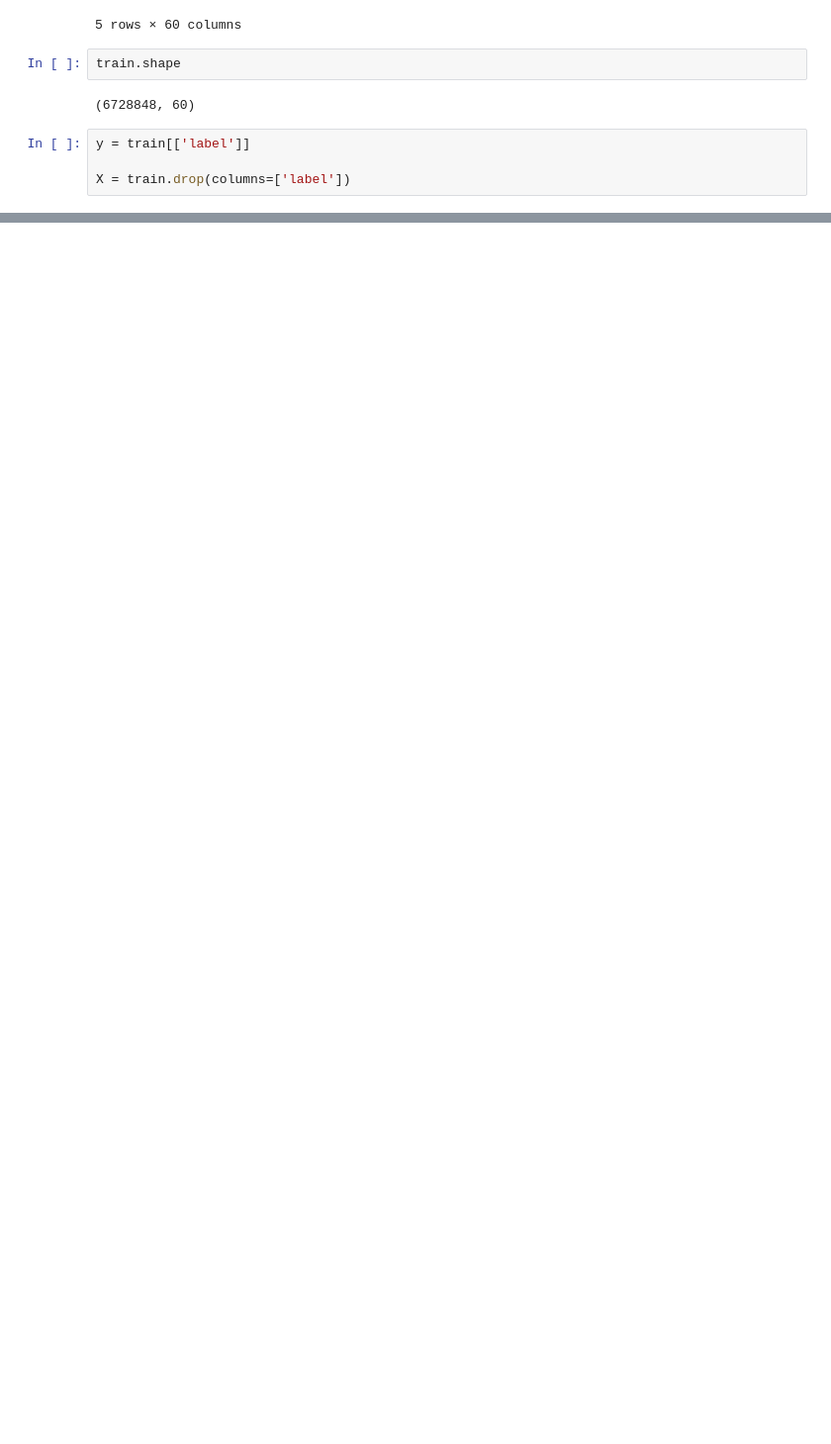
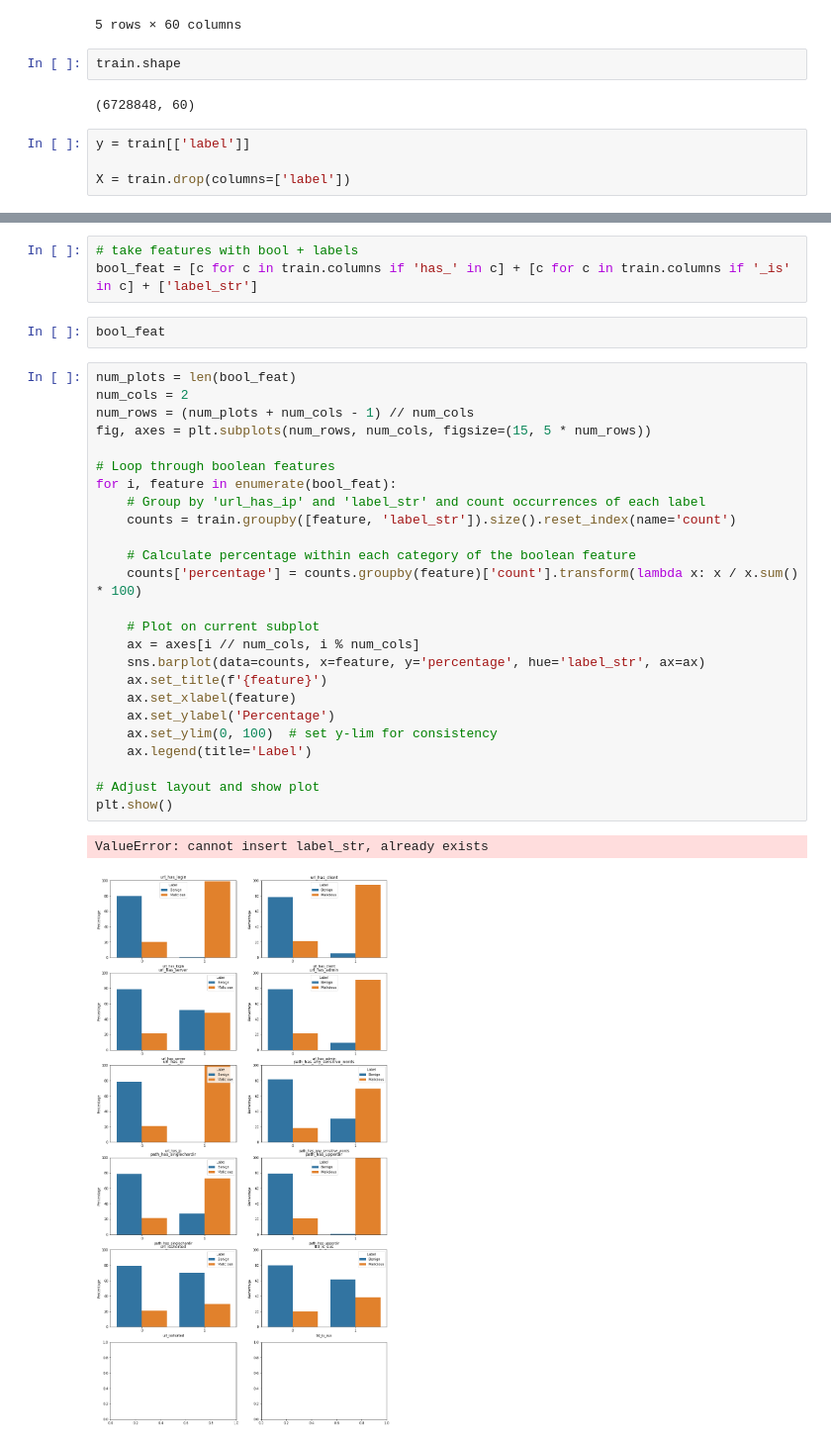
Before and after one commit to a8truong/dsc148_project, a Jupyter notebook: DSC148_Project.ipynb, the cells around one changed output, grey strips where cells are left out. Shown at 99% size. Drawn from its saved outputs; the diff is of its cells as text; blank space fills up the shorter version.

```diff
--- a/DSC148_Project.ipynb
+++ b/DSC148_Project.ipynb
@@ -133,0 +86,33 @@ sb.boxplot(x='label', y='price', data=train[['label', 'price']])
+# %%
+# take features with bool + labels
+bool_feat = [c for c in train.columns if 'has_' in c] + [c for c in train.columns if '_is' in c] + ['label_str']
+# %%
+bool_feat
+# %%
+num_plots = len(bool_feat)
+num_cols = 2
+num_rows = (num_plots + num_cols - 1) // num_cols
+fig, axes = plt.subplots(num_rows, num_cols, figsize=(15, 5 * num_rows))
+
+# Loop through boolean features
+for i, feature in enumerate(bool_feat):
+    # Group by 'url_has_ip' and 'label_str' and count occurrences of each label
+    counts = train.groupby([feature, 'label_str']).size().reset_index(name='count')
+
+    # Calculate percentage within each category of the boolean feature
+    counts['percentage'] = counts.groupby(feature)['count'].transform(lambda x: x / x.sum() * 100)
+
+    # Plot on current subplot
+    ax = axes[i // num_cols, i % num_cols]
+    sns.barplot(data=counts, x=feature, y='percentage', hue='label_str', ax=ax)
+    ax.set_title(f'{feature}')
+    ax.set_xlabel(feature)
+    ax.set_ylabel('Percentage')
+    ax.set_ylim(0, 100)  # set y-lim for consistency
+    ax.legend(title='Label')
+
+# Adjust layout and show plot
+plt.show()
+# %% [output]
+ValueError: cannot insert label_str, already exists
+[figure, added]
```
Also changed, not shown: parts of 41 cells of this notebook.
